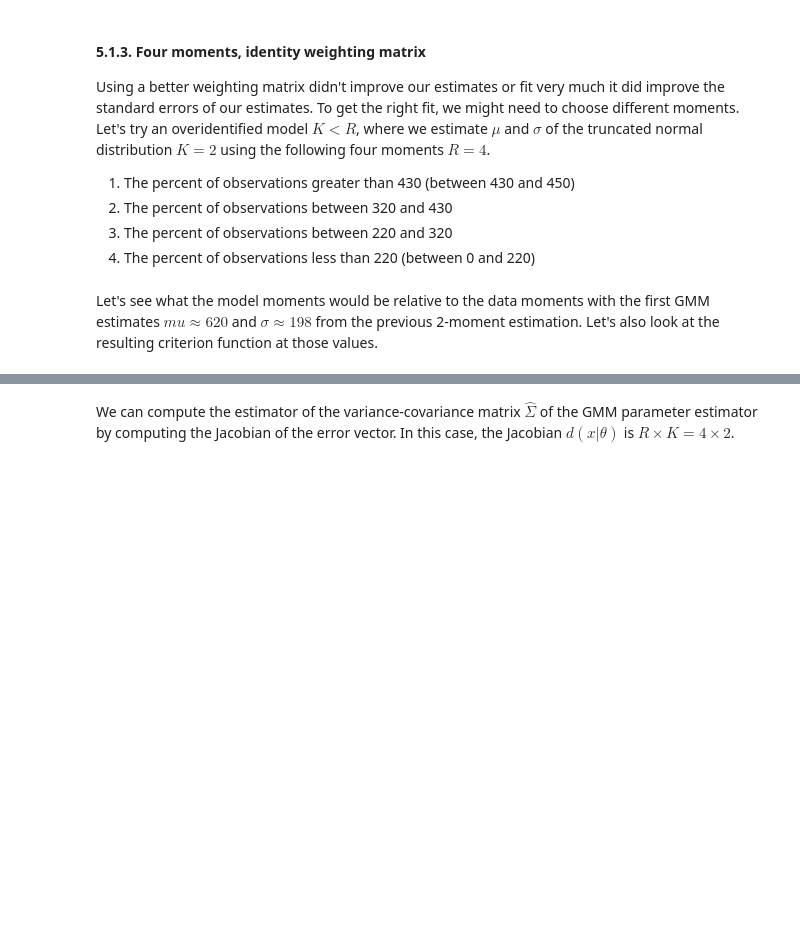
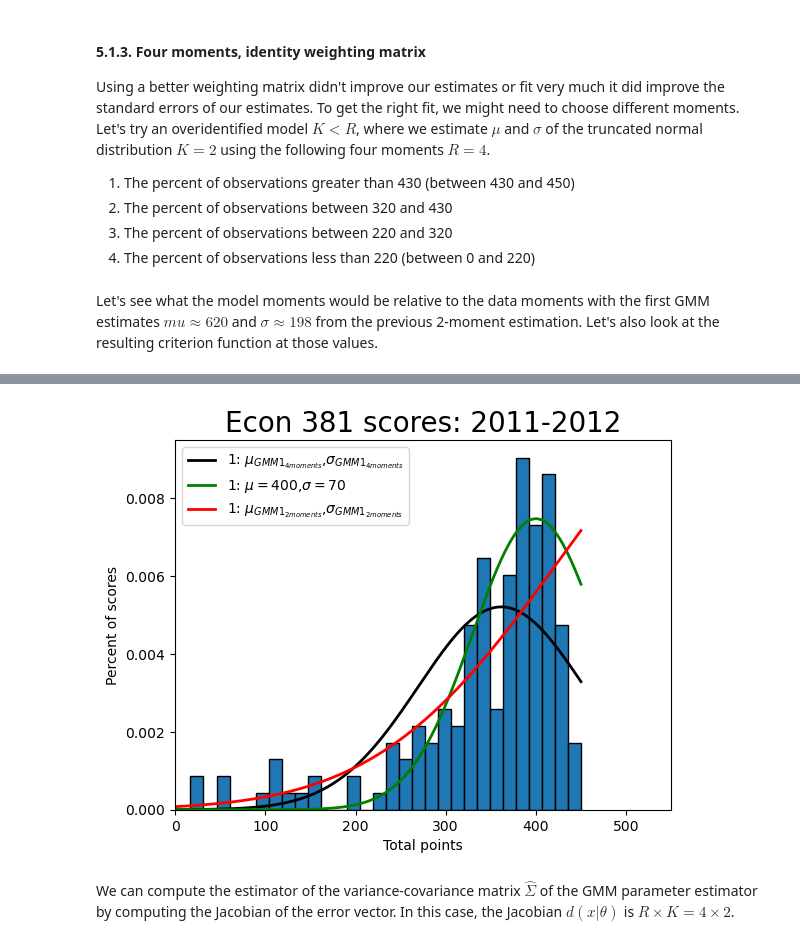
Before and after one commit to antoineding/StructEst_W20, a Jupyter notebook: Notebooks/GMM/GMMest.ipynb, the cells around one changed output, grey strips where cells are left out. Cells and saved outputs as stored; diff of their text form; code cells hidden in the pictures; blank space fills up the shorter version.

```diff
--- a/Notebooks/GMM/GMMest.ipynb
+++ b/Notebooks/GMM/GMMest.ipynb
@@ -883,22 +1081,31 @@ print(criterion4(params2, pts, 0.0, 450.0, W_hat1_4))
 # %%
 # Plot the histogram of the data
 count, bins, ignored = plt.hist(pts, num_bins, density=True,
                                 edgecolor='k')
 plt.title('Econ 381 scores: 2011-2012', fontsize=20)
 plt.xlabel(r'Total points')
 plt.ylabel(r'Percent of scores')
 plt.xlim([0, 550])  # This gives the xmin and xmax to be plotted"
 
 # Plot the estimated GMM PDF
 dist_pts = np.linspace(0, 450, 500)
 plt.plot(dist_pts, trunc_norm_pdf(dist_pts, mu_GMM1_4, sig_GMM1_4, 0.0, 450),
-         linewidth=2, color='k', label='1: $\mu_{GMM1}$,$\sigma_{GMM1}$')
+         linewidth=2, color='k', label='1: $\mu_{GMM1_{4 moments}}$,$\sigma_{GMM1_{4 moments}}$')
 
 # Plot the estimated GMM PDF
 dist_pts = np.linspace(0, 450, 500)
 plt.plot(dist_pts, trunc_norm_pdf(dist_pts, 400, 70, 0.0, 450),
          linewidth=2, color='g', label='1: $\mu=400$,$\sigma=70$')
+
+# Plot the estimated GMM PDF
+dist_pts = np.linspace(0, 450, 500)
+plt.plot(dist_pts, trunc_norm_pdf(dist_pts, mu_GMM1, sig_GMM1, 0.0, 450),
+         linewidth=2, color='r', label='1: $\mu_{GMM1_{2 moments}}$,$\sigma_{GMM1_{2 moments}}$')
+
 plt.legend(loc='upper left')
+plt.show()
+# %% [output]
+[figure, added]
 # %% [markdown]
 We can compute the estimator of the variance-covariance matrix $\hat{\Sigma}$ of the GMM parameter estimator by computing the Jacobian of the error vector. In this case, the Jacobian $d(x|\theta)$ is $R\times K = 4\times 2$.
 # %%
```
Also changed, not shown: parts of 24 cells of this notebook, 1 other file.
